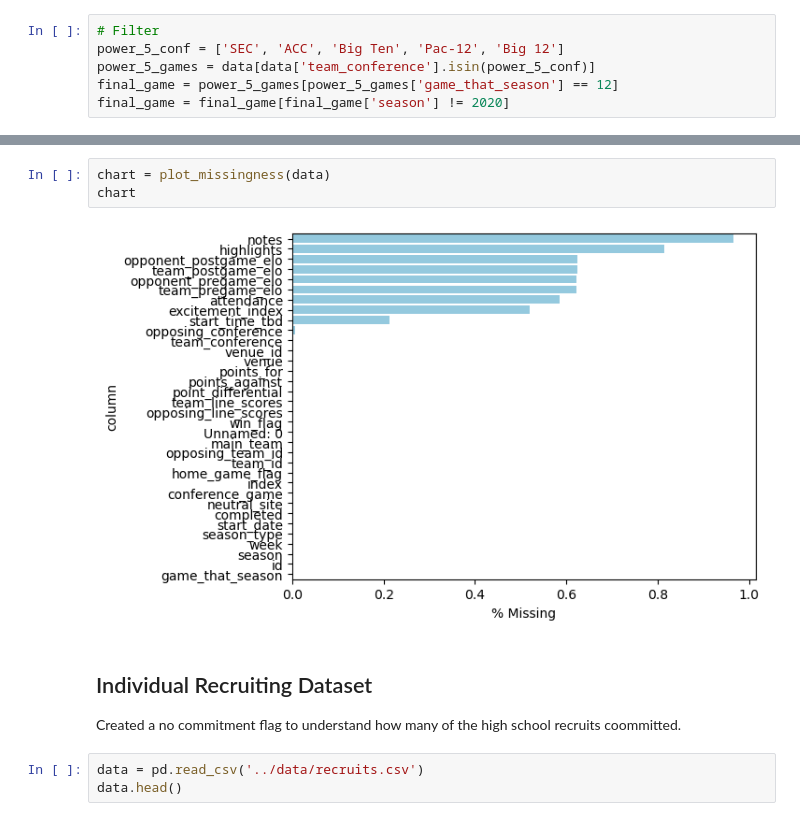
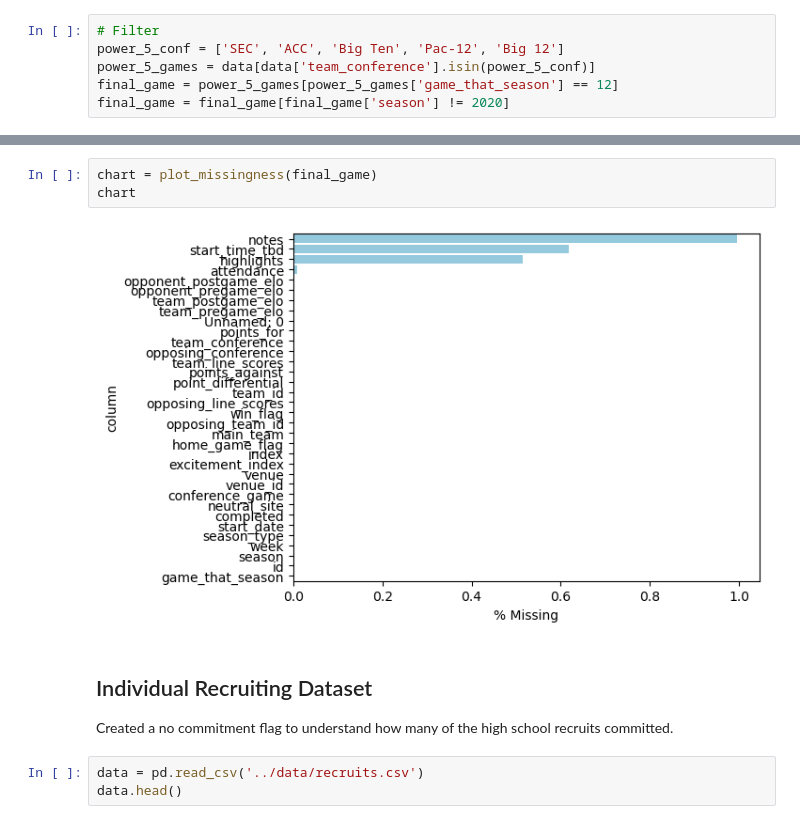
Before and after one commit to aserban13/SIADS593-MilestoneI, a Jupyter notebook: notebooks/3_eda.ipynb, the cells around one changed output, grey strips where cells are left out. Saved outputs shown, nothing was run; the diff lists cells and outputs as text.

```diff
--- a/notebooks/3_eda.ipynb
+++ b/notebooks/3_eda.ipynb
@@ -92,12 +92,12 @@ data.describe().T.round(1)
 # %%
-chart = plot_missingness(data)
+chart = plot_missingness(final_game)
 chart
 # %% [output]
-[figure, old version]
+[figure, new version]
 # %% [markdown]
 ## Individual Recruiting Dataset
 
-Created a no commitment flag to understand how many of the high school recruits coommitted.
+Created a no commitment flag to understand how many of the high school recruits committed.
 # %%
 data = pd.read_csv('../data/recruits.csv')
 data.head()
```
Also changed, not shown: parts of 33 cells of this notebook.
